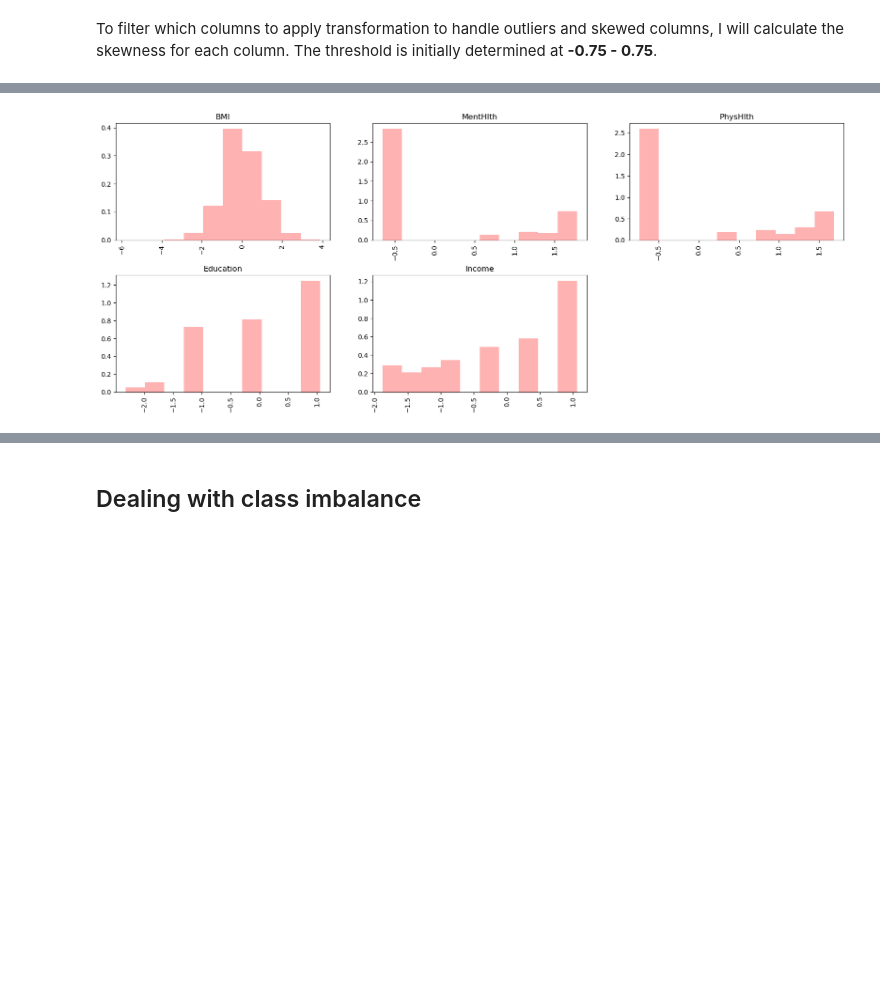
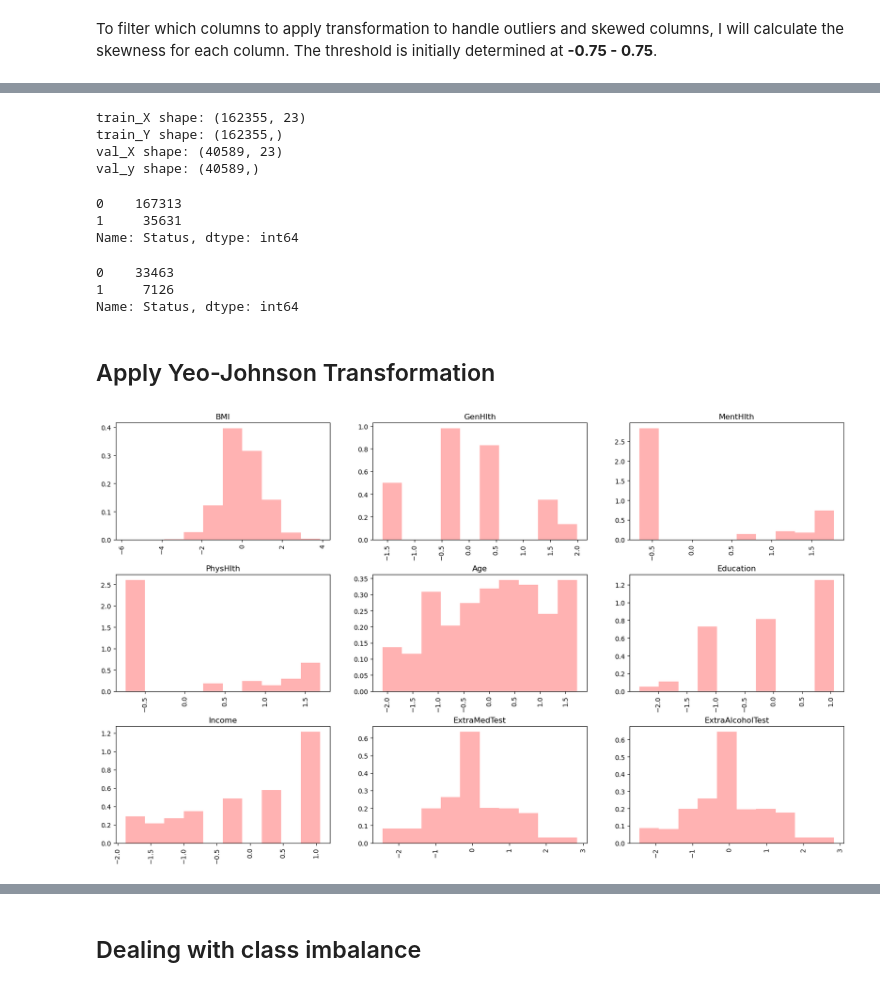
Before and after one commit to kaito274/COSC2753---Assignment1, a Jupyter notebook: main.ipynb, the cells around one changed output, grey strips where cells are left out. Saved outputs shown, nothing was run; the diff lists cells and outputs as text; code cells hidden in the pictures; blank space fills up the shorter version.

```diff
--- a/main.ipynb
+++ b/main.ipynb
@@ -231,7 +226,7 @@ for col, skew_val in skewness.iteritems():
     # print(col, skew_val)
     if df_train_complete[col].nunique() == 2: # skip binary features
         continue
-    elif abs(skew_val) > 0.75:
+    else:
         skewed_cols.append(col)
 print("Skewness for each feature")
 print(skewness)
@@ -259,22 +262,54 @@ Skewed columns
+# %%
+df_X = df_train_complete.drop('Status', axis = 1)
+df_Y = df_train_complete['Status']
+# %%
+# split data 80% train, 20% val
+train_X, val_X, train_Y, val_Y = train_test_split(
+    df_X, df_Y,
+    shuffle=True,
+    test_size=0.2,
+    random_state=99, # Reproducible results
+    stratify=df_Y  # Ensures class distribution is maintained
+)
+print(f"train_X shape: {train_X.shape}")
+print(f"train_Y shape: {train_Y.shape}")
+print(f"val_X shape: {val_X.shape}")
+print(f"val_y shape: {val_Y.shape}")
+# %% [output]
+train_X shape: (162355, 23)
+train_Y shape: (162355,)
+val_X shape: (40589, 23)
+val_y shape: (40589,)
+# %%
+df_Y.value_counts()
+# %% [output]
+0    167313
+1     35631
+Name: Status, dtype: int64
+# %%
+val_Y.value_counts()
+# %% [output]
+0    33463
+1     7126
+Name: Status, dtype: int64
+# %% [markdown]
+## Apply Yeo-Johnson Transformation
 # %%
 # Initialize the PowerTransformer with the Yeo-Johnson method
 power_transformer = PowerTransformer(method='yeo-johnson', standardize=True)
-df_train_transformed = df_train_complete.copy()
 
-# Loop through skewed features and apply the Yeo-Johnson transformation
-for feature in skewed_cols:
-    # print(feature)
-    df_train_transformed[feature] = power_transformer.fit_transform(df_train_transformed[[feature]])
+train_X[skewed_cols] = power_transformer.fit_transform(train_X[skewed_cols])
+val_X[skewed_cols] = power_transformer.transform(val_X[skewed_cols]) # Note: transform only!
 # %%
 plt.figure(figsize=(20,20))
 for i, col in enumerate(skewed_cols):
     plt.subplot(5,3,i + 1)
-    plt.hist(df_train_transformed[col], alpha=0.3, color='r', density=True)
+    plt.hist(train_X[col], alpha=0.3, color='r', density=True)
     plt.title(col)
     plt.xticks(rotation='vertical')
 
 plt.subplots_adjust(wspace=0.2, hspace=0.3)
 # %% [output]
-[figure, old version]
+[figure, new version]
 # %%
 # df_train_complete.describe()
```
Also changed, not shown: parts of 97 cells of this notebook, 8 other files.
